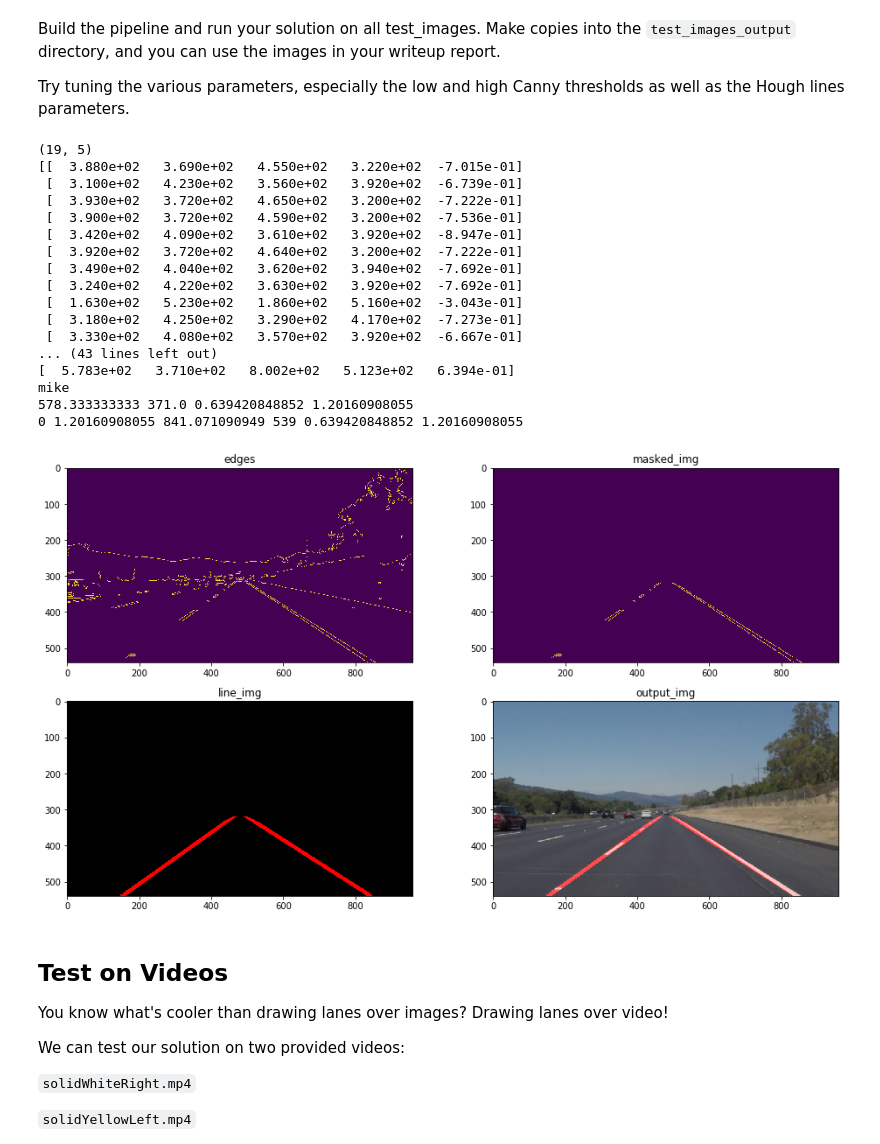
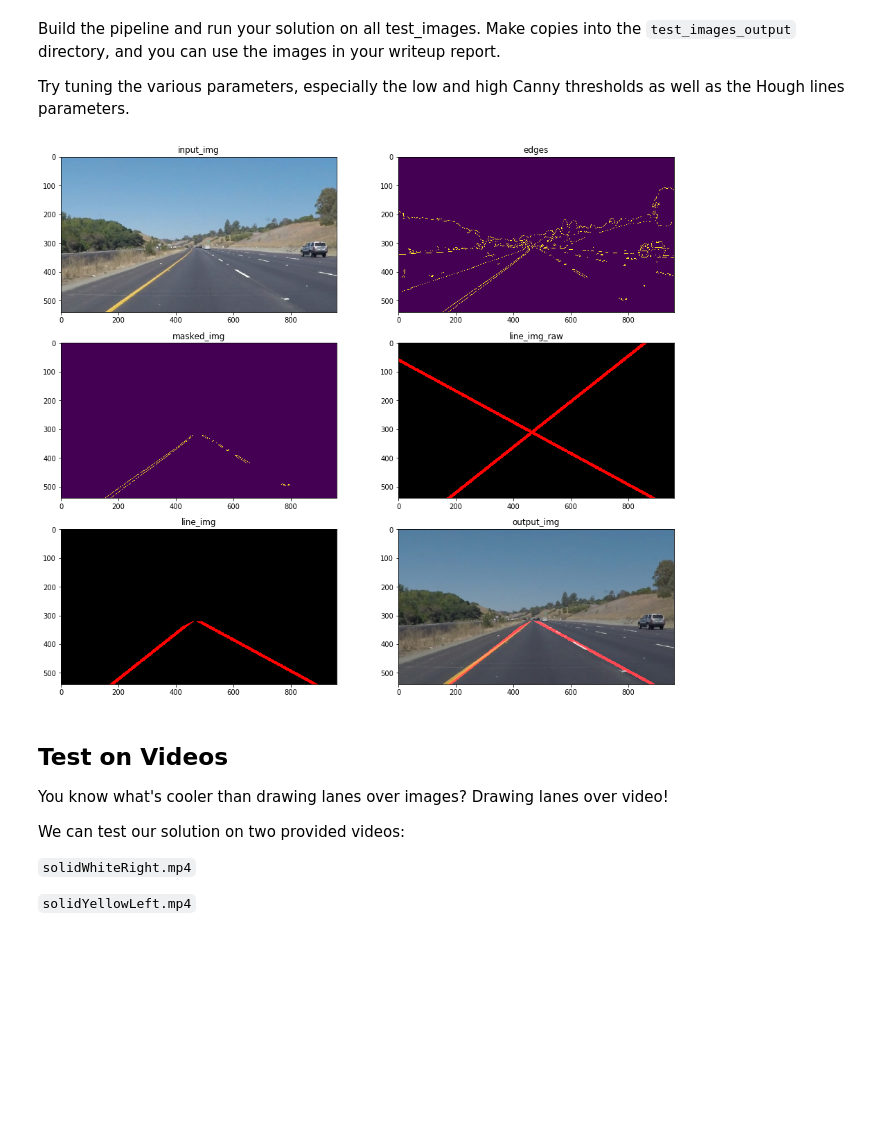
Before and after one commit to WangYuanMike/CarND-LaneLines-P1, a Jupyter notebook: P1.ipynb, the cells around one changed output. Saved outputs shown, nothing was run; the diff lists cells and outputs as text; code cells hidden in the pictures; blank space fills up the shorter version.

```diff
--- a/P1.ipynb
+++ b/P1.ipynb
@@ -285,7 +262,7 @@ def lane_finding_pipeline(img, kernel_size=5,
     Find lane lines on input image and highlight them in red
 
     Inputs:
-    - img: Input image in common image types, e.g. jpg
+    - img: Input image pixel array, default shape is (960, 540, 3)
     - kernel_size: kernel size for Gaussian smoothing
     - canny_low_threshold: low threshold of canny edge detector
     - canny_high_threshold: high threshold of canny edge detector
@@ -302,74 +279,63 @@ def lane_finding_pipeline(img, kernel_size=5,
     - output_img: the input image with lane lines highlighted in red
     '''
 
-    # Read input image as numpy array
-    image = mpimg.imread(img)
-
     # Grayscale the input image
-    gray = grayscale(image)
+    gray = grayscale(img)
 
     # Apply Gaussian smoothing
     blur_gray = gaussian_blur(gray, kernel_size)
 
     # Highlight edges by canny edge detector
     edges = canny(blur_gray, canny_low_threshold, canny_high_threshold)
 
     # Apply an image mask to only highlight lane lines in the mask region
     if vertices is None: # Set default value to vertices
         img_shape = image.shape
         vertices = np.array([[(0,img_shape[0]),(img_shape[1]/2-20, img_shape[0]/2+50),
-                              (img_shape[1]/2+20, img_shape[0]/2+50), (img_shape[1],img_shape[0])]], dtype=np.int32)
+                              (img_shape[1]/2+20, img_shape[0]/2+50), (img_shape[1],img_shape[0])]],
+                            dtype=np.int32)
 
     masked_img = region_of_interest(edges, vertices)
 
     # Run Hough on masked and edge detected image to highlight all lines in the masked region in red
-    line_img_0 = hough_lines(masked_img, rho, theta, hough_threshold, min_line_len, max_line_gap)
+    line_img_raw = hough_lines(masked_img, rho, theta, hough_threshold, min_line_len, max_line_gap)
 
-    line_img = region_of_interest(line_img_0, vertices)
+    # Apply the image mask once more to exclude the part of lane lines which is not in mask region
+    line_img = region_of_interest(line_img_raw, vertices)
 
     # Draw the highlighted red lines on the initial image
-    output_img = weighted_img(line_img, image)
+    output_img = weighted_img(line_img, img)
 
     # Return output image
-    return edges, masked_img, line_img, output_img
+    return edges, masked_img, line_img_raw, line_img, output_img
 
 
 # Test lane_finding_pipeline function with test images
-edges, masked_img, line_img, output_img = lane_finding_pipeline("test_images/solidWhiteRight.jpg")
+# Read input image as numpy array
+input_img = mpimg.imread("test_images/solidYellowCurve.jpg")
+edges, masked_img, line_img_raw, line_img, output_img = lane_finding_pipeline(input_img)
 
 # Print output images in a 2*2 grid for test purpose
 plt.close('all')
 
-f, axarr = plt.subplots(2, 2, figsize=(16, 9))
-axarr[0, 0].imshow(edges)
-axarr[0, 0].set_title('edges')
-axarr[0, 1].imshow(masked_img)
-axarr[0, 1].set_title('masked_img')
-axarr[1, 0].imshow(line_img)
-axarr[1, 0].set_title('line_img')
-axarr[1, 1].imshow(output_img)
-axarr[1, 1].set_title('output_img')
+f, axarr = plt.subplots(3, 2, figsize=(16, 14))
+axarr[0, 0].imshow(input_img)
+axarr[0, 0].set_title('input_img')
+axarr[0, 1].imshow(edges)
+axarr[0, 1].set_title('edges')
+axarr[1, 0].imshow(masked_img)
+axarr[1, 0].set_title('masked_img')
+axarr[1, 1].imshow(line_img_raw)
+axarr[1, 1].set_title('line_img_raw')
+axarr[2, 0].imshow(line_img)
+axarr[2, 0].set_title('line_img')
+axarr[2, 1].imshow(output_img)
+axarr[2, 1].set_title('output_img')
+
 
 plt.show()
 # %% [output]
-(19, 5)
-[[  3.880e+02   3.690e+02   4.550e+02   3.220e+02  -7.015e-01]
- [  3.100e+02   4.230e+02   3.560e+02   3.920e+02  -6.739e-01]
- [  3.930e+02   3.720e+02   4.650e+02   3.200e+02  -7.222e-01]
- [  3.900e+02   3.720e+02   4.590e+02   3.200e+02  -7.536e-01]
- [  3.420e+02   4.090e+02   3.610e+02   3.920e+02  -8.947e-01]
- [  3.920e+02   3.720e+02   4.640e+02   3.200e+02  -7.222e-01]
- [  3.490e+02   4.040e+02   3.620e+02   3.940e+02  -7.692e-01]
- [  3.240e+02   4.220e+02   3.630e+02   3.920e+02  -7.692e-01]
- [  1.630e+02   5.230e+02   1.860e+02   5.160e+02  -3.043e-01]
- [  3.180e+02   4.250e+02   3.290e+02   4.170e+02  -7.273e-01]
- [  3.330e+02   4.080e+02   3.570e+02   3.920e+02  -6.667e-01]
-... (43 lines left out)
-[  5.783e+02   3.710e+02   8.002e+02   5.123e+02   6.394e-01]
-mike
-578.333333333 371.0 0.639420848852 1.20160908055
-0 1.20160908055 841.071090949 539 0.639420848852 1.20160908055
-[figure, old version]
+[figure, new version]
 # %% [markdown]
 ## Test on Videos
 
```
Also changed, not shown: parts of 7 cells of this notebook.
